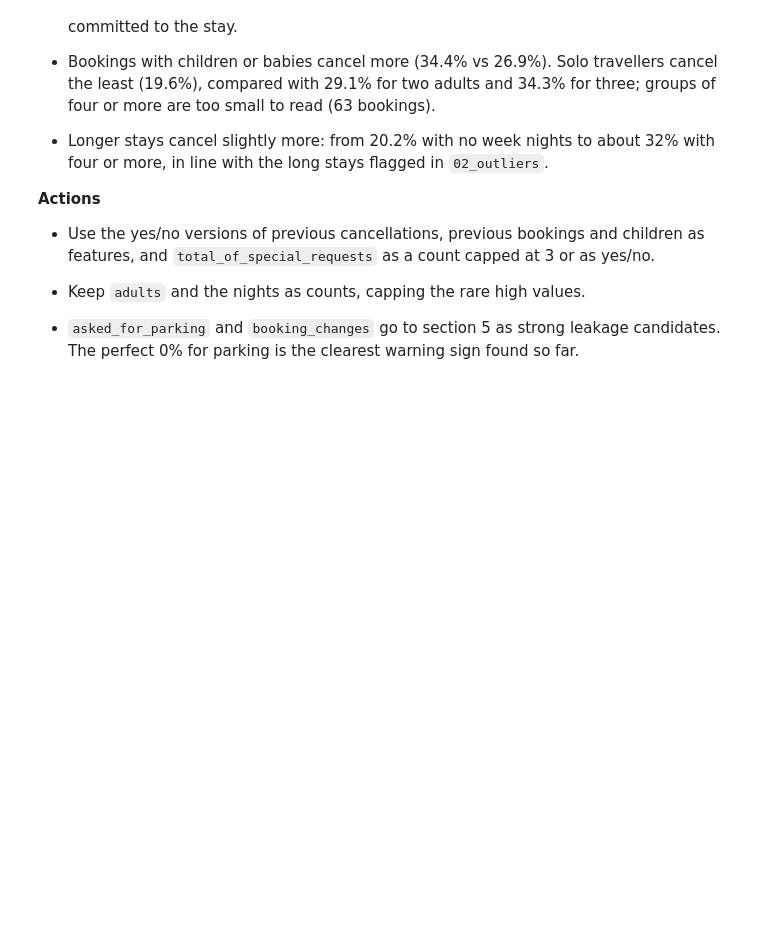
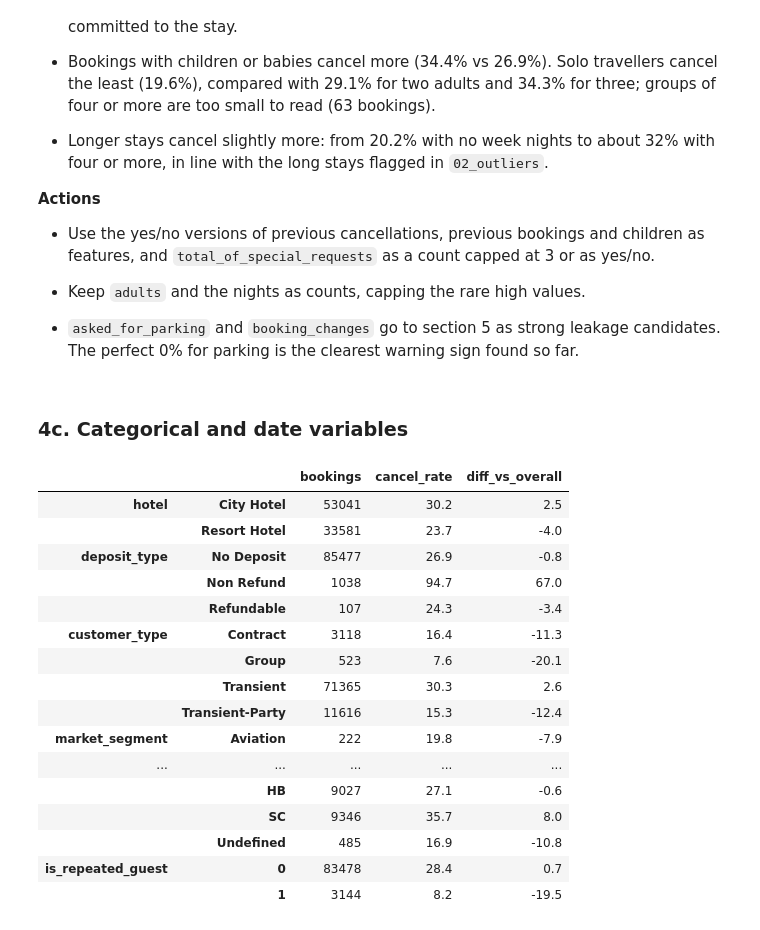
Before and after one commit to martinmon19/Assignment-MACHINE-LEARNING, a Jupyter notebook: notebooks/03_distributions.ipynb, the cells around one changed output. Drawn from its saved outputs; the diff is of its cells as text; code cells hidden in the pictures; blank space fills up the shorter version.

```diff
--- a/notebooks/03_distributions.ipynb
+++ b/notebooks/03_distributions.ipynb
@@ -657,3 +657,28 @@ As in 4a, bars above the red line cancel more than average. Very small groups (f
 
 - `asked_for_parking` and `booking_changes` go to section 5 as strong leakage candidates. The perfect
   0% for parking is the clearest warning sign found so far.
+# %% [markdown]
+### 4c. Categorical and date variables
+# %%
+cat_vars = ["hotel", "deposit_type", "customer_type", "market_segment",
+            "distribution_channel", "meal", "is_repeated_guest"]
+cat_table = pd.concat({var: cancel_rate(var) for var in cat_vars})
+cat_table
+# %% [output]
+|  |  | bookings | cancel_rate | diff_vs_overall |
+| hotel | City Hotel | 53041 | 30.2 | 2.5 |
+|  | Resort Hotel | 33581 | 23.7 | -4.0 |
+| deposit_type | No Deposit | 85477 | 26.9 | -0.8 |
+|  | Non Refund | 1038 | 94.7 | 67.0 |
+|  | Refundable | 107 | 24.3 | -3.4 |
+| customer_type | Contract | 3118 | 16.4 | -11.3 |
+|  | Group | 523 | 7.6 | -20.1 |
+|  | Transient | 71365 | 30.3 | 2.6 |
+|  | Transient-Party | 11616 | 15.3 | -12.4 |
+| market_segment | Aviation | 222 | 19.8 | -7.9 |
+| ... | ... | ... | ... | ... |
+|  | HB | 9027 | 27.1 | -0.6 |
+|  | SC | 9346 | 35.7 | 8.0 |
+|  | Undefined | 485 | 16.9 | -10.8 |
+| is_repeated_guest | 0 | 83478 | 28.4 | 0.7 |
+|  | 1 | 3144 | 8.2 | -19.5 |
```
Also changed, not shown: parts of 11 cells of this notebook.
